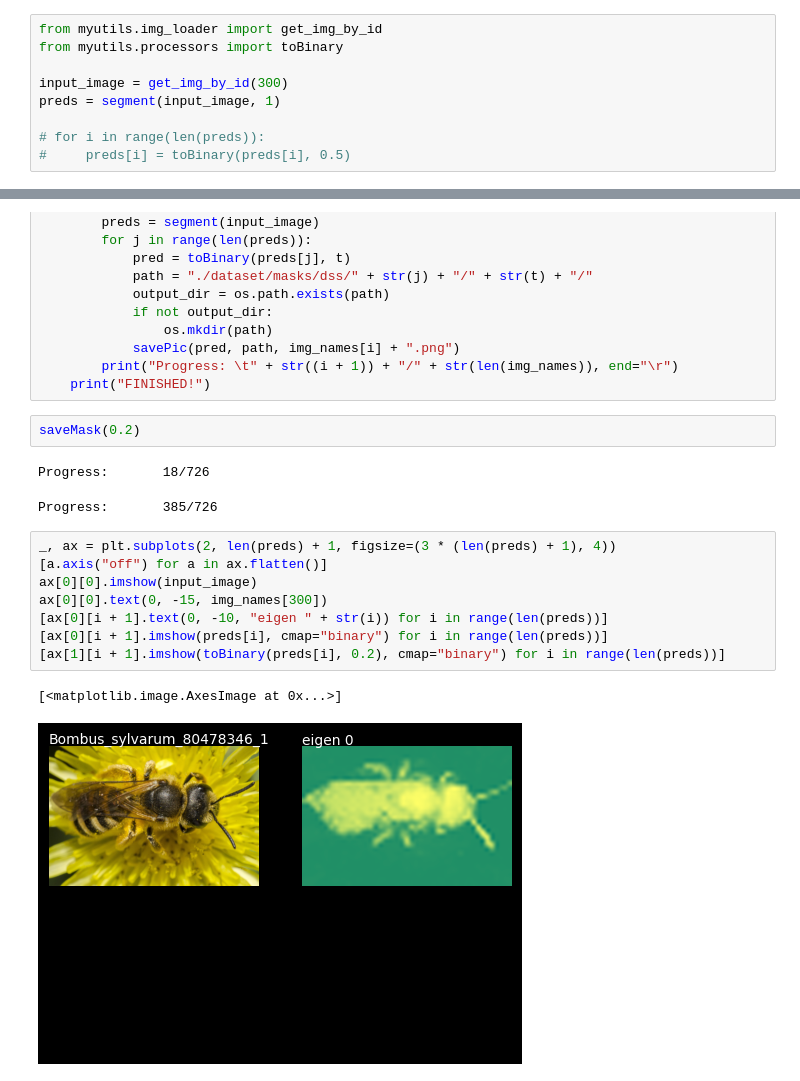
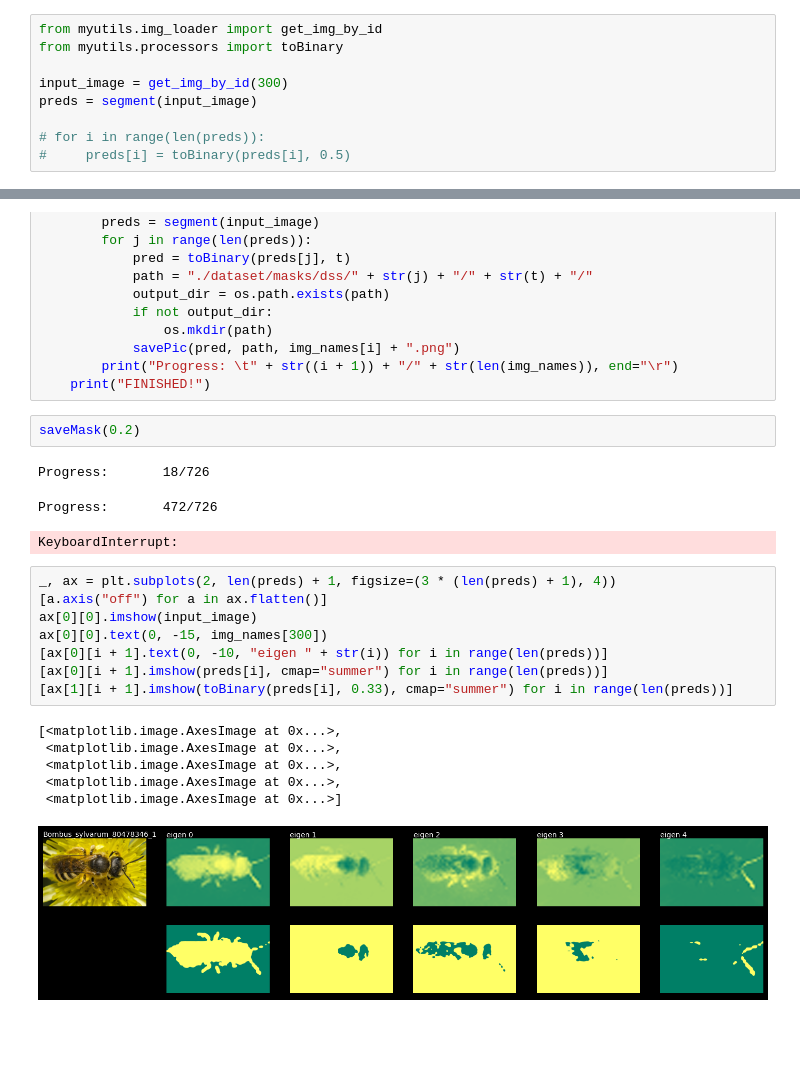
Before and after one commit to lwfld/reProj, a Jupyter notebook: deepspec.ipynb, the cells around one changed output, grey strips where cells are left out. Cells and saved outputs as stored; diff of their text form; blank space fills up the shorter version.

```diff
--- a/deepspec.ipynb
+++ b/deepspec.ipynb
@@ -243,7 +243,7 @@ from myutils.img_loader import get_img_by_id
 from myutils.processors import toBinary
 
 input_image = get_img_by_id(300)
-preds = segment(input_image, 1)
+preds = segment(input_image)
 
 # for i in range(len(preds)):
 #     preds[i] = toBinary(preds[i], 0.5)
@@ -287,15 +287,20 @@ def saveMask(t: float):
 saveMask(0.2)
 # %% [output]
 Progress:       18/726
-Progress:       385/726
+Progress:       472/726
+KeyboardInterrupt:
 # %%
 _, ax = plt.subplots(2, len(preds) + 1, figsize=(3 * (len(preds) + 1), 4))
 [a.axis("off") for a in ax.flatten()]
 ax[0][0].imshow(input_image)
 ax[0][0].text(0, -15, img_names[300])
 [ax[0][i + 1].text(0, -10, "eigen " + str(i)) for i in range(len(preds))]
-[ax[0][i + 1].imshow(preds[i], cmap="binary") for i in range(len(preds))]
-[ax[1][i + 1].imshow(toBinary(preds[i], 0.2), cmap="binary") for i in range(len(preds))]
+[ax[0][i + 1].imshow(preds[i], cmap="summer") for i in range(len(preds))]
+[ax[1][i + 1].imshow(toBinary(preds[i], 0.33), cmap="summer") for i in range(len(preds))]
 # %% [output]
-[<matplotlib.image.AxesImage at 0x...>]
+[<matplotlib.image.AxesImage at 0x...>,
+ <matplotlib.image.AxesImage at 0x...>,
+ <matplotlib.image.AxesImage at 0x...>,
+ <matplotlib.image.AxesImage at 0x...>,
+ <matplotlib.image.AxesImage at 0x...>]
-[figure, old version]
+[figure, new version]
```
Also changed, not shown: 8 other files.
